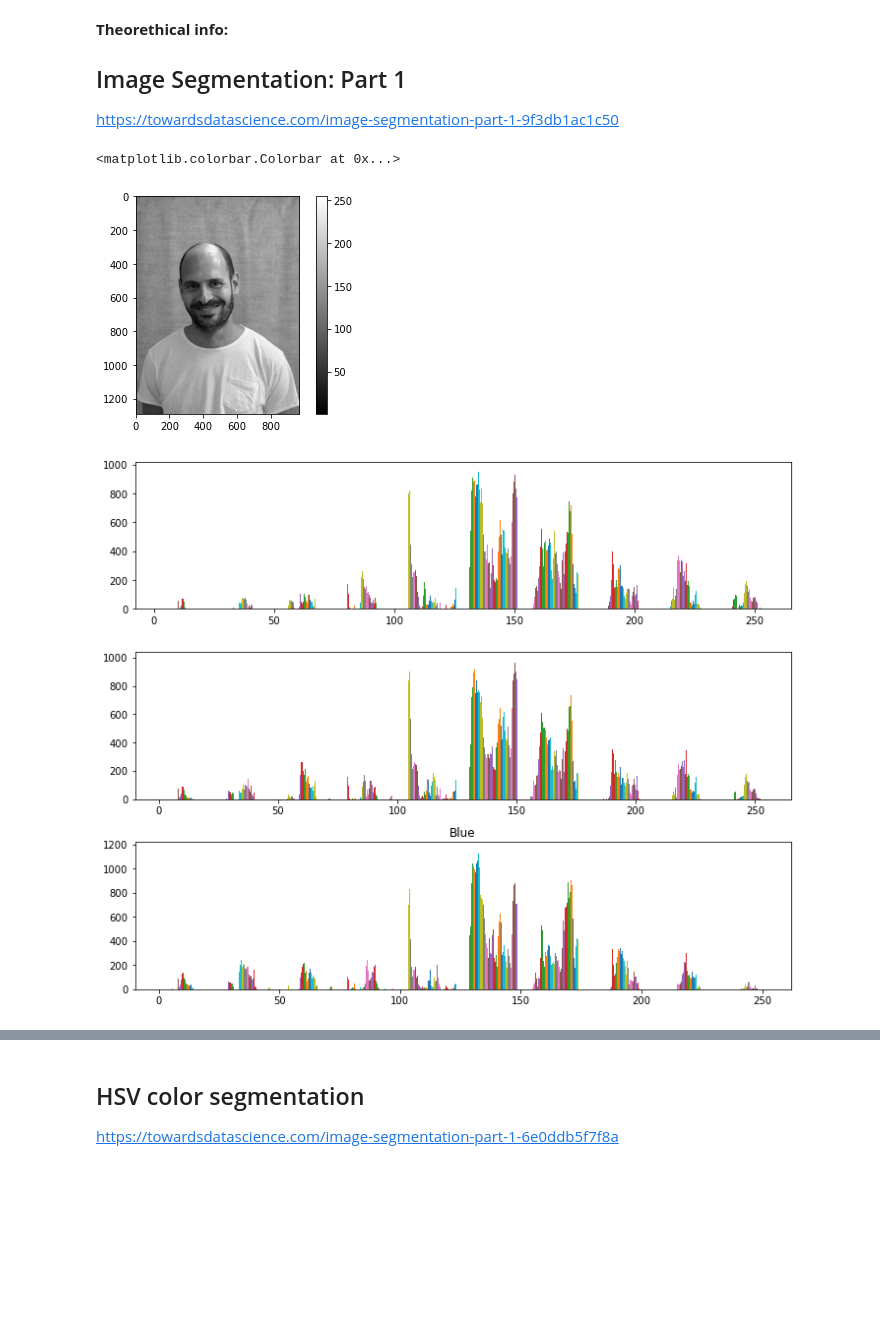
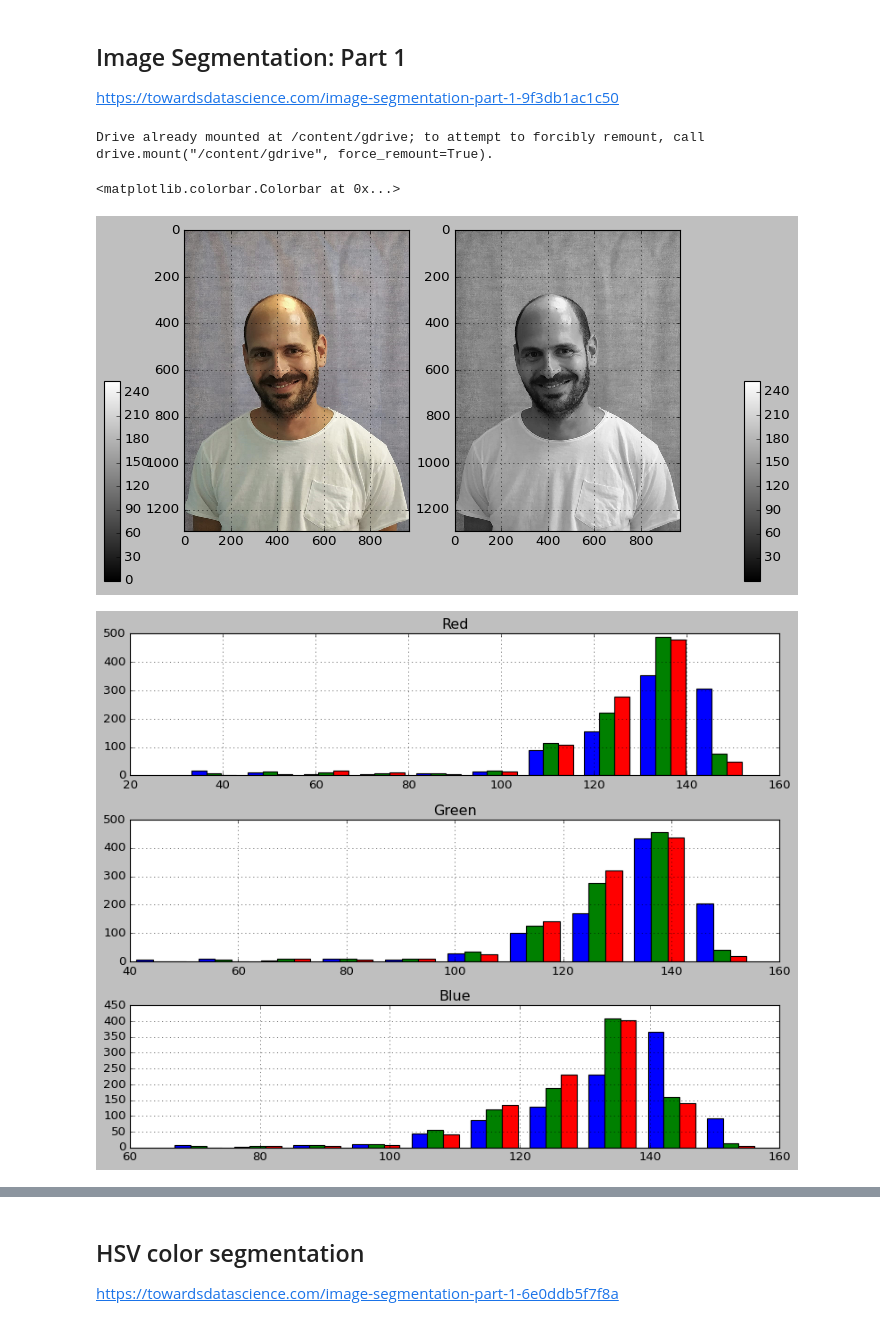
Before and after one commit to urigott/Image-Segmentation, a Jupyter notebook: Image segmentation.ipynb, the cells around one changed output, grey strips where cells are left out. Drawn from its saved outputs; the diff is of its cells as text; code cells hidden in the pictures; blank space fills up the shorter version.

```diff
--- a/Image segmentation.ipynb
+++ b/Image segmentation.ipynb
@@ -1,11 +1,22 @@
 # %% [markdown]
-**Theorethical info:**
+
 ## Image Segmentation: Part 1
 https://towardsdatascience.com/image-segmentation-part-1-9f3db1ac1c50
+# %%
+from google.colab import drive
+
+drive.mount('/content/gdrive')
+
+from os import chdir
+chdir('gdrive/MyDrive/Image-Segmentation')
+# %% [output]
+Drive already mounted at /content/gdrive; to attempt to forcibly remount, call drive.mount("/content/gdrive", force_remount=True).
 # %%
 import matplotlib.pyplot as plt
 import numpy as np
 import pandas as pd
+plt.style.use('classic')
+plt.rcParams['axes.grid'] = True
 # %%
 def show(pic, ax = None):
     if ax:
@@ -16,20 +27,29 @@ def show(pic, ax = None):
 def rgb2gray(rgb):
     return np.dot(rgb[...,:3], [0.2989, 0.5870, 0.1140])
 # %%
+# show original image in b/w
 pic = plt.imread('uri.jpeg')
-pic = rgb2gray(pic)
-show(pic)
-plt.colorbar()
+pic_bw = rgb2gray(pic)
+
+fig, (ax1, ax2) = plt.subplots(ncols = 2, figsize = (8,5))
+cax = fig.add_axes([0, 0, 0.025, 0.5])
+im = ax1.imshow(pic, cmap = 'gray')
+fig.colorbar(im, cax = cax)
+
+cax2 = fig.add_axes([1, 0, 0.025, 0.5])
+im = ax2.imshow(pic_bw, cmap = 'gray')
+fig.colorbar(im, cax = cax2)
 # %% [output]
 <matplotlib.colorbar.Colorbar at 0x...>
-[figure, old version]
+[figure, new version]
 # %%
+# show channels histograms. more values on blue?
 channels = ['Red','Green','Blue']
 fig, axes = plt.subplots(figsize = (10,8), nrows = 3)
 for i, c in enumerate(channels):
     axes[i].hist(pic[i])
-    plt.title(c)
+    axes[i].set_title(c)
 plt.tight_layout()
 # %% [output]
-[figure, old version]
+[figure, new version]
 # %%
```
Also changed, not shown: parts of 27 cells of this notebook.
